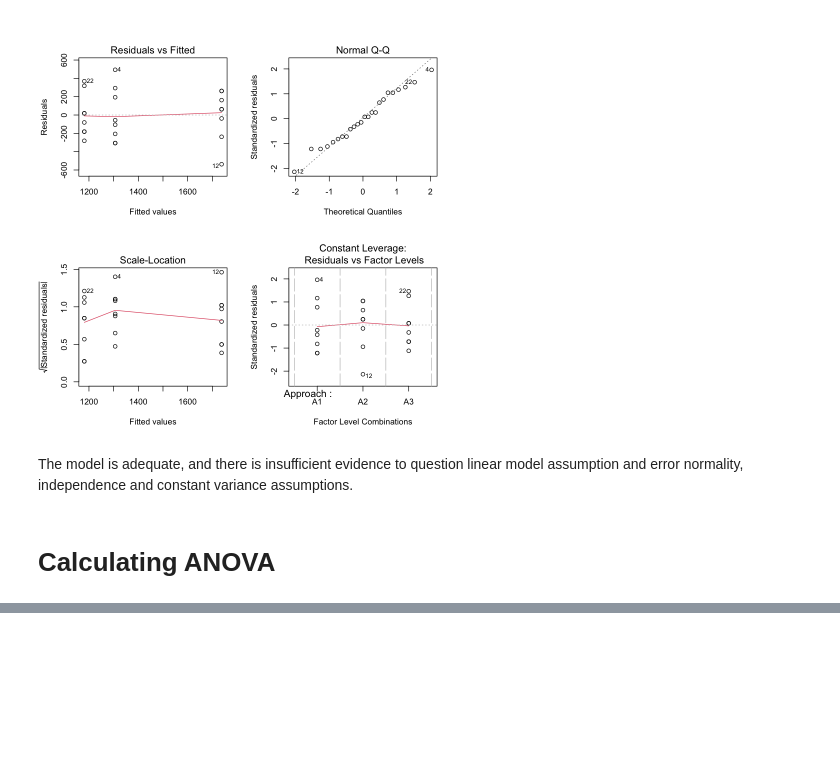
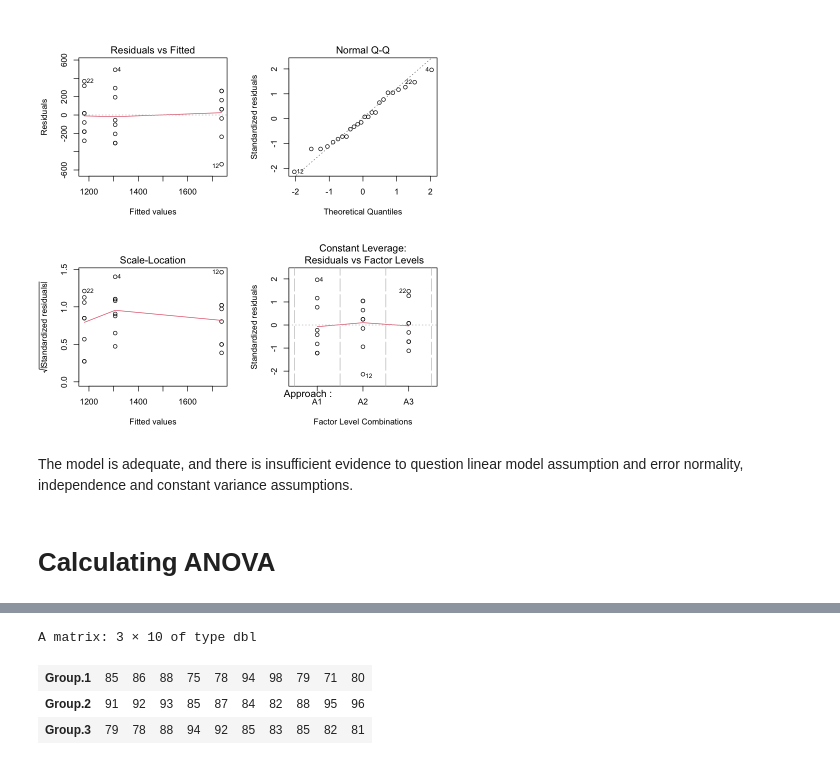
Before and after one commit to oooookk7/experimental-design-statistics, a Jupyter notebook: 02 - Experiments with a Single Variable: The Analysis of Variance/notes.ipynb, the cells around one changed output, grey strips where cells are left out. Cells and saved outputs as stored; diff of their text form; code cells hidden in the pictures; blank space fills up the shorter version.

```diff
--- a/02 - Experiments with a Single Variable: The Analysis of Variance/notes.ipynb
+++ b/02 - Experiments with a Single Variable: The Analysis of Variance/notes.ipynb
@@ -718,0 +649,10 @@ This gives $df_{b} = (a-1) \times (b-1)  = (2-1) \times (3-1) = 2$ and $MS_{Trea
+# %%
+dataset <- data.frame(Group.1=c(85,86,88,75,78,94,98,79,71,80),
+                      Group.2=c(91,92,93,85,87,84,82,88,95,96),
+                      Group.3=c(79,78,88,94,92,85,83,85,82,81))
+t(dataset)
+# %% [output]
+A matrix: 3 × 10 of type dbl
+| Group.1 | 85 | 86 | 88 | 75 | 78 | 94 | 98 | 79 | 71 | 80 |
+| Group.2 | 91 | 92 | 93 | 85 | 87 | 84 | 82 | 88 | 95 | 96 |
+| Group.3 | 79 | 78 | 88 | 94 | 92 | 85 | 83 | 85 | 82 | 81 |
```
Also changed, not shown: parts of 38 cells of this notebook.
